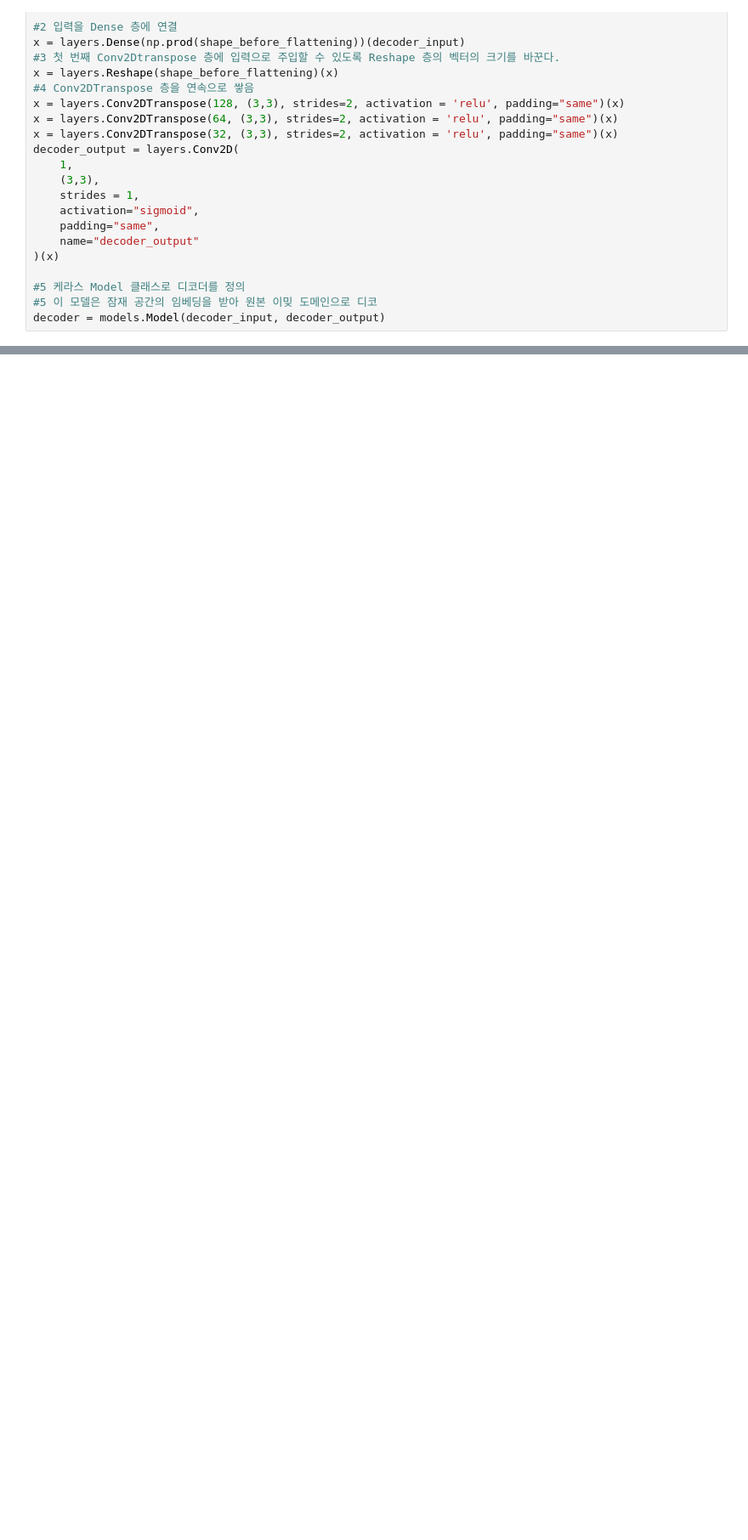
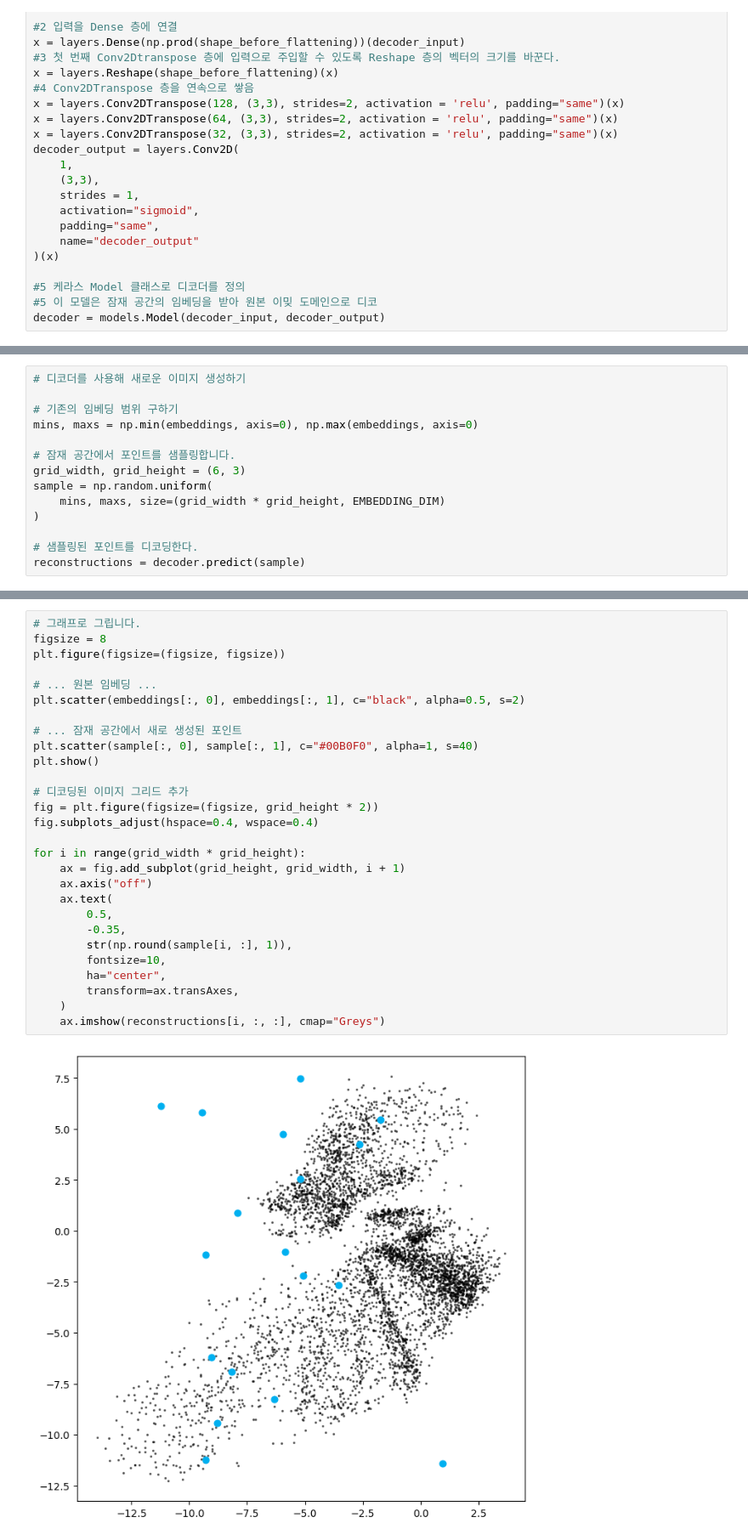
Before and after one commit to KimHyun2241/AI_study, a Jupyter notebook: autoencoder.ipynb, the cells around one changed output, grey strips where cells are left out. Shown: that part at 85% size. Saved outputs shown, nothing was run; the diff lists cells and outputs as text; blank space fills up the shorter version.

```diff
--- a/autoencoder.ipynb
+++ b/autoencoder.ipynb
@@ -134,0 +227,14 @@ _________________________________________________________________
+# %%
+# 디코더를 사용해 새로운 이미지 생성하기
+
+# 기존의 임베딩 범위 구하기
+mins, maxs = np.min(embeddings, axis=0), np.max(embeddings, axis=0)
+
+# 잠재 공간에서 포인트를 샘플링합니다.
+grid_width, grid_height = (6, 3)
+sample = np.random.uniform(
+    mins, maxs, size=(grid_width * grid_height, EMBEDDING_DIM)
+)
+
+# 샘플링된 포인트를 디코딩한다.
+reconstructions = decoder.predict(sample)
@@ -134,0 +243,30 @@ _________________________________________________________________
+# %%
+# 그래프로 그립니다.
+figsize = 8
+plt.figure(figsize=(figsize, figsize))
+
+# ... 원본 임베딩 ...
+plt.scatter(embeddings[:, 0], embeddings[:, 1], c="black", alpha=0.5, s=2)
+
+# ... 잠재 공간에서 새로 생성된 포인트
+plt.scatter(sample[:, 0], sample[:, 1], c="#00B0F0", alpha=1, s=40)
+plt.show()
+
+# 디코딩된 이미지 그리드 추가
+fig = plt.figure(figsize=(figsize, grid_height * 2))
+fig.subplots_adjust(hspace=0.4, wspace=0.4)
+
+for i in range(grid_width * grid_height):
+    ax = fig.add_subplot(grid_height, grid_width, i + 1)
+    ax.axis("off")
+    ax.text(
+        0.5,
+        -0.35,
+        str(np.round(sample[i, :], 1)),
+        fontsize=10,
+        ha="center",
+        transform=ax.transAxes,
+    )
+    ax.imshow(reconstructions[i, :, :], cmap="Greys")
+# %% [output]
+[figure, added]
```
Also changed, not shown: parts of 14 cells of this notebook.
